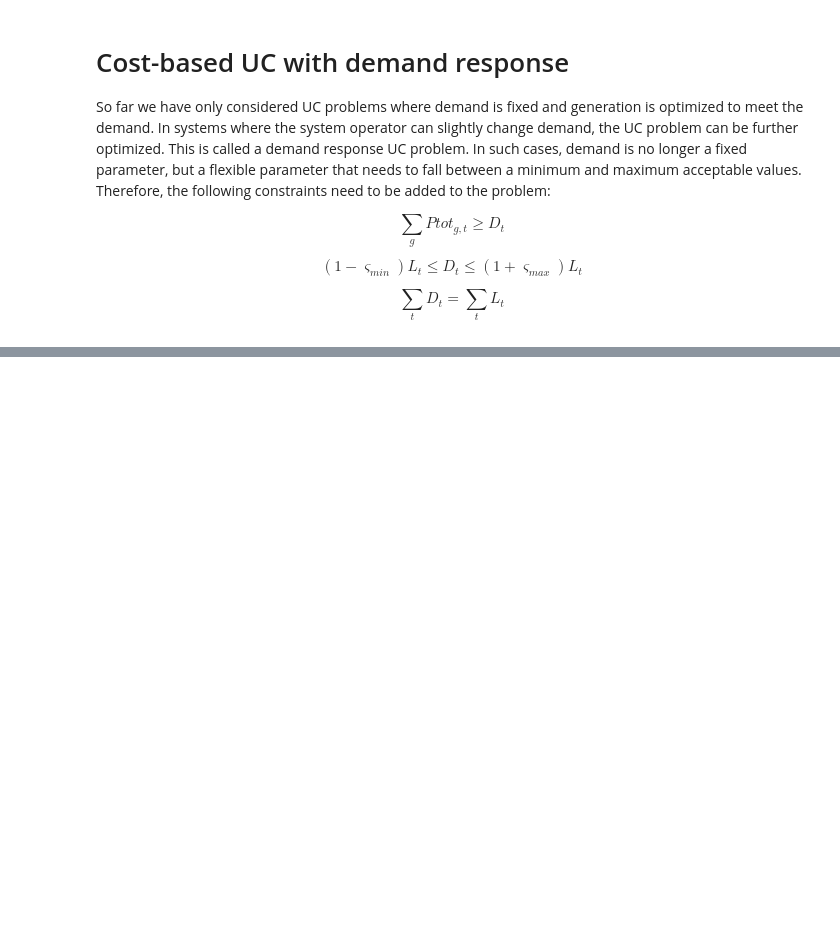
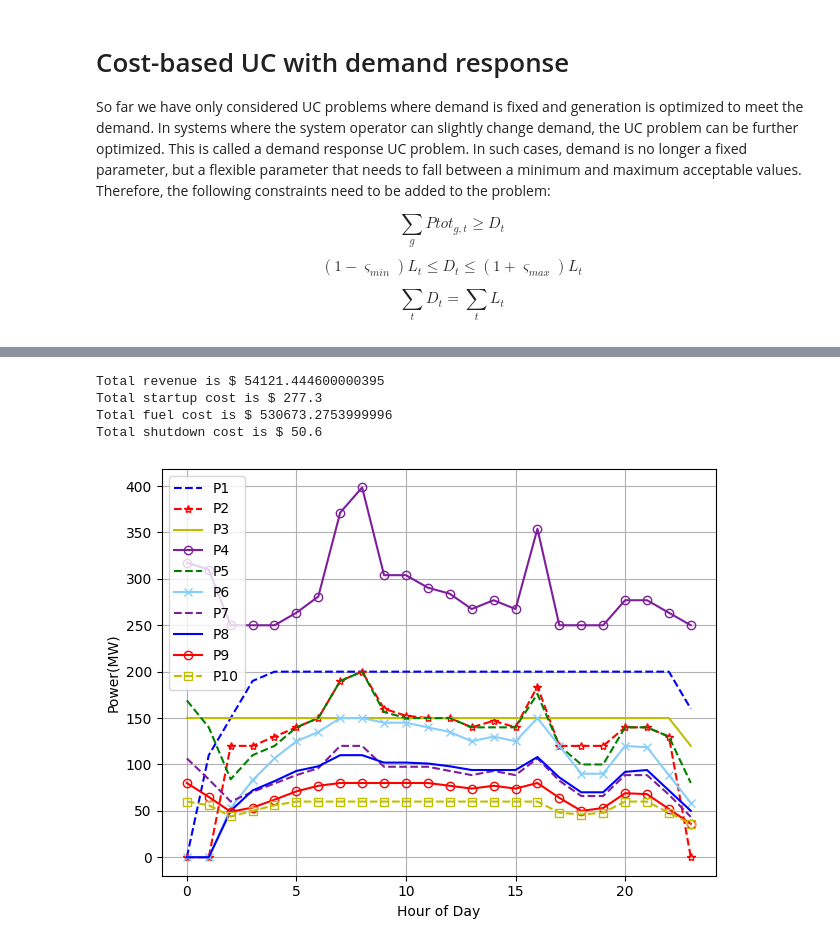
Before and after one commit to mohsenvahidzadeh/Energy_Optimization_Notebooks, a Jupyter notebook: Unit_Commitment_Pyomo.ipynb, the cells around one changed output, grey strips where cells are left out. Drawn from its saved outputs; the diff is of its cells as text; code cells hidden in the pictures; blank space fills up the shorter version.

```diff
--- a/Unit_Commitment_Pyomo.ipynb
+++ b/Unit_Commitment_Pyomo.ipynb
@@ -514,0 +665,48 @@ $$
+# %%
+for l in range(len(model.L)):
+    model.L[l+1] = demands[l]
+
+#deactivate constraints for demand response, and activate the ones for price-based UC
+model.c_demand_generation_DR.deactivate()
+model.c_demand_response_UB.deactivate()
+model.c_demand_response_LB.deactivate()
+model.c_demand_response_Load.deactivate()
+model.objective.deactivate()
+
+model.objective_price.activate()
+model.c_demand_generation_price.activate()
+
+results = opt.solve(model)
+
+print("Total revenue is $", value(model.objective_price))
+print("Total startup cost is $", sum(value(model.SUC[g,t]) for g in model.g for t in model.t))
+print("Total fuel cost is $", sum(value(model.FC[g,t]) for g in model.g for t in model.t))
+print("Total shutdown cost is $", sum(value(model.SDC[g,t]) for g in model.g for t in model.t))
+# %% [output]
+Total revenue is $ 54121.444600000395
+Total startup cost is $ 277.3
+Total fuel cost is $ 530673.2753999996
+Total shutdown cost is $ 50.6
+# %%
+fig, axs = plt.subplots(1, 1)
+
+axs.plot([value(model.Ptot[1,j]) for j in range(1,25)], "b--", label="P1")
+axs.plot([value(model.Ptot[2,j]) for j in range(1,25)], "r--*", markerfacecolor='none', label="P2")
+axs.plot([value(model.Ptot[3,j]) for j in range(1,25)], "y-", label="P3")
+axs.plot([value(model.Ptot[4,j]) for j in range(1,25)], "-o", color="#7e1e9c", markerfacecolor='none', label="P4")
+axs.plot([value(model.Ptot[5,j]) for j in range(1,25)], "g--", label="P5")
+axs.plot([value(model.Ptot[6,j]) for j in range(1,25)], "-x", color="lightskyblue", markerfacecolor='none', label="P6")
+axs.plot([value(model.Ptot[7,j]) for j in range(1,25)], "--", color="#7e1e9c", markerfacecolor='none', label="P7")
+axs.plot([value(model.Ptot[8,j]) for j in range(1,25)], "-", color="blue", markerfacecolor='none', label="P8")
+axs.plot([value(model.Ptot[9,j]) for j in range(1,25)], "r-o", markerfacecolor='none', label="P9")
+axs.plot([value(model.Ptot[10,j]) for j in range(1,25)], "y--s", markerfacecolor='none', label="P10")
+
+axs.grid(True)
+axs.legend()
+axs.set_xlabel("Hour of Day")
+axs.set_ylabel("Power(MW)")
+
+fig.tight_layout()
+plt.show()
+# %% [output]
+[figure, added]
```
Also changed, not shown: parts of 14 cells of this notebook, 2 other files.
